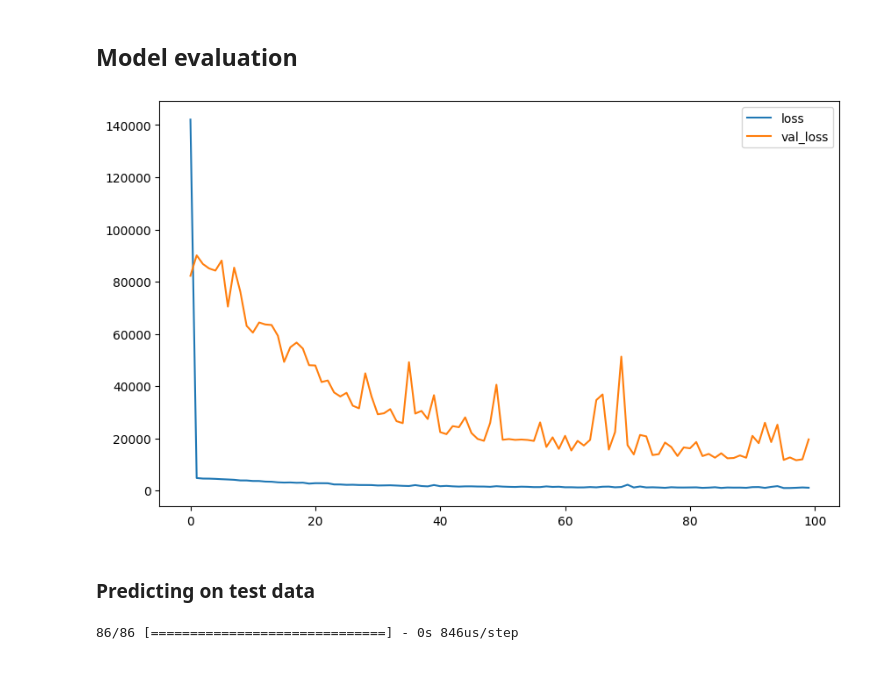
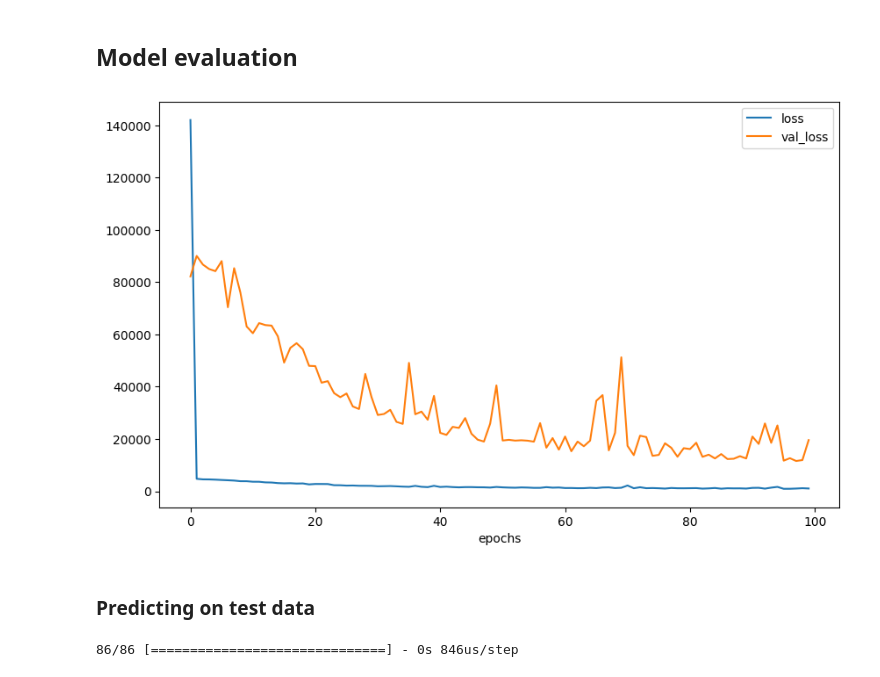
Before and after one commit to Rol3ert99/stock-predictions, a Jupyter notebook: conv1d.ipynb, the cells around one changed output. Saved outputs shown, nothing was run; the diff lists cells and outputs as text; code cells hidden in the pictures.

Commit message:
added plots to conv1d.ipynb

```diff
--- a/conv1d.ipynb
+++ b/conv1d.ipynb
@@ -132,16 +132,17 @@ BATCH_SIZE = 128
 history = model.fit(X_train, y_train, validation_data=(X_val, y_val), epochs=EPOCHS, batch_size=BATCH_SIZE, verbose = 0)
 # %% [markdown]
 ## Model evaluation
-# %%
-plt.figure(figsize=(10, 6))
-plt.plot([_ for _ in range(EPOCHS)], history.history['loss'], label = 'loss')
-plt.plot([_ for _ in range(EPOCHS)], history.history['val_loss'], label = 'val_loss')
-plt.legend()
-plt.show()
-# %% [output]
-[figure, removed]
-# %% [markdown]
-### Predicting on test data
+# %%
+plt.figure(figsize=(10, 6))
+plt.plot([_ for _ in range(EPOCHS)], history.history['loss'], label = 'loss')
+plt.plot([_ for _ in range(EPOCHS)], history.history['val_loss'], label = 'val_loss')
+plt.xlabel('epochs')
+plt.legend()
+plt.show()
+# %% [output]
+[figure, added]
+# %% [markdown]
+### Predicting on test data
 # %%
 pred = model.predict(X_test)
 # %% [output]
```
Also changed, not shown: parts of 2 cells of this notebook.
